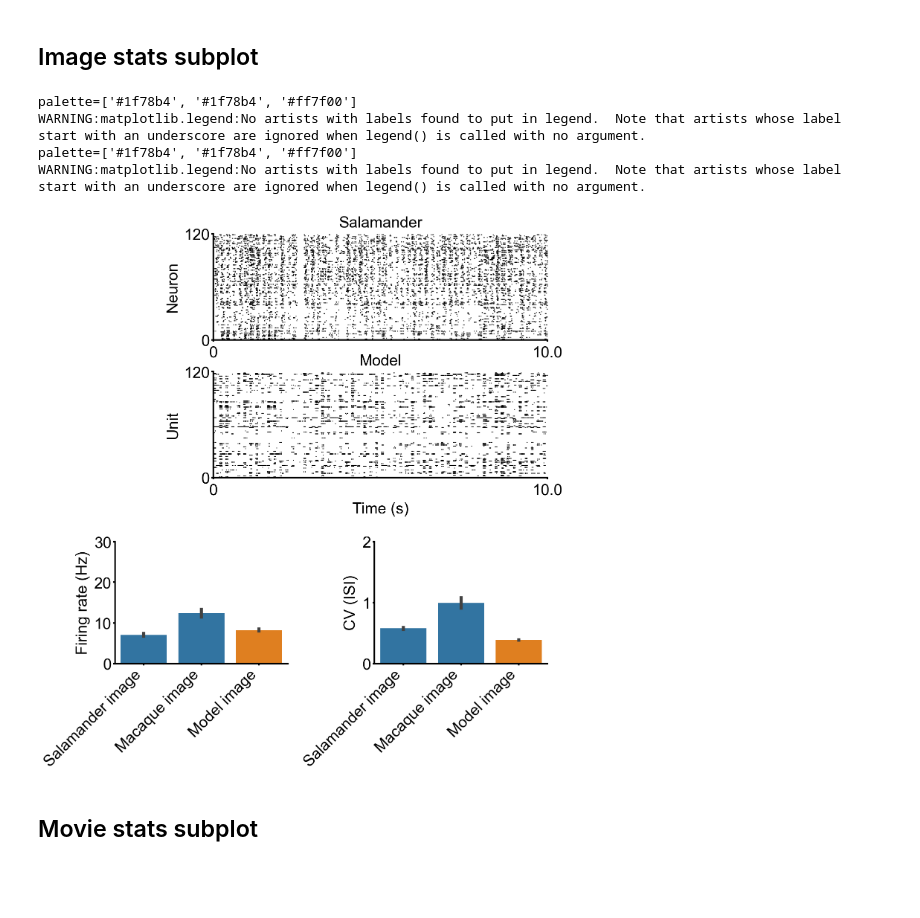
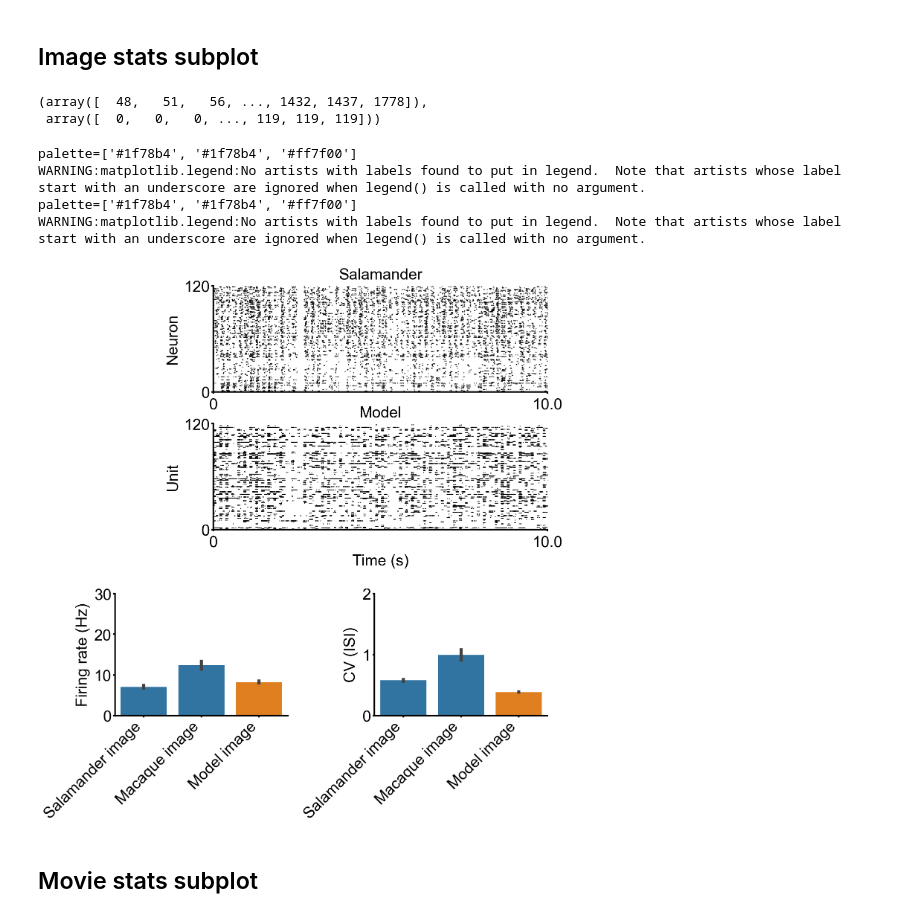
Before and after one commit to webstorms/RetinalModel, a Jupyter notebook: notebooks/Fig 2 - Spike responses.ipynb, the cells around one changed output. Saved outputs shown, nothing was run; the diff lists cells and outputs as text; code cells hidden in the pictures; blank space fills up the shorter version.

```diff
--- a/notebooks/Fig 2 - Spike responses.ipynb
+++ b/notebooks/Fig 2 - Spike responses.ipynb
@@ -29,3 +26,6 @@ dark_orange = "#ff7f00"
 root = os.path.expanduser("~/PycharmProjects/RetinalModel")
 # %%
 all_spike_stats = analysis.AllDatasetSpikeStats(root)
+# %%
+active_idxs = all_spike_stats.model_movie_stats.active_unit_idxs
+print(f"N unresponsive units = {all_spike_stats.model_movie_stats.n_unresponsive_units}")
@@ -100,41 +102,46 @@ firing_rate_df = all_spike_stats.get_spike_rate_df(img=False)
 cv_df = all_spike_stats.get_cv_df(img=False)
 # %% [markdown]
 ## Image stats subplot
+# %%
+all_spike_stats.sal_img_stats.get_pred_spike_times(active_idxs, 120, 42)
+# %% [output]
+(array([  48,   51,   56, ..., 1432, 1437, 1778]),
+ array([  0,   0,   0, ..., 119, 119, 119]))
 # %%
 fig = plt.figure(figsize=(15, 15))
 fig_spec = gridspec.GridSpec(2, 1, wspace=0, hspace=0.35, height_ratios=[1, 0.5])
 top_spec = gridspec.GridSpecFromSubplotSpec(1, 2, subplot_spec=fig_spec[0], width_ratios=[0.25, 0.85], wspace=0)
 top_spec = gridspec.GridSpecFromSubplotSpec(2, 1, subplot_spec=top_spec[1], height_ratios=[0.5, 0.5], hspace=0.3)
 bottom_spec = gridspec.GridSpecFromSubplotSpec(1, 2, subplot_spec=fig_spec[1], width_ratios=[1, 1], wspace=0.5)
 
 # Top
 ax = plt.Subplot(fig, top_spec[0])
 plot_raster(*all_spike_stats.sal_img_stats.get_exp_spike_times(), "Salamander", 2400, "10.0", 120, "Neuron", ax)
 fig.add_subplot(ax)
 
 ax = plt.Subplot(fig, top_spec[1])
-plot_raster(*all_spike_stats.sal_img_stats.get_pred_spike_times(120, 42), "Model", 2400, "10.0", 120, "Unit", ax)
+plot_raster(*all_spike_stats.sal_img_stats.get_pred_spike_times(active_idxs, 120, 42), "Model", 2400, "10.0", 120, "Unit", ax)
 ax.set_xlabel("Time (s)", fontsize=30, labelpad=8)
 fig.add_subplot(ax)
 
 # Bottom
 firing_rate_df = all_spike_stats.get_spike_rate_df(img=True)
 cv_df = all_spike_stats.get_cv_df(img=True)
 
 ax = plt.Subplot(fig, bottom_spec[0])
 plot_natural_spike_stats(firing_rate_df, "Firing rate (Hz)", [0, 10, 20, 30], [dark_blue, dark_blue, dark_orange], ax)
 fig.add_subplot(ax)
 
 ax = plt.Subplot(fig, bottom_spec[1])
 plot_natural_spike_stats(cv_df, "CV (ISI)", [0, 1, 2], [dark_blue, dark_blue, dark_orange], ax)
 fig.add_subplot(ax)
 plt.savefig(f"{root}/figures/fig2/image_stats.svg", format="svg", transparent=False, bbox_inches="tight")
 # %% [output]
 palette=['#1f78b4', '#1f78b4', '#ff7f00']
 WARNING:matplotlib.legend:No artists with labels found to put in legend.  Note that artists whose label start with an underscore are ignored when legend() is called with no argument.
 palette=['#1f78b4', '#1f78b4', '#ff7f00']
 WARNING:matplotlib.legend:No artists with labels found to put in legend.  Note that artists whose label start with an underscore are ignored when legend() is called with no argument.
-[figure, old version]
+[figure, new version]
 # %%
 model_img_firing = firing_rate_df[firing_rate_df["animal"] == "Model image"]["y"].values
 model_img_cvisi = cv_df[cv_df["animal"] == "Model image"]["y"].values
```
Also changed, not shown: parts of 5 cells of this notebook, 7 other files.
